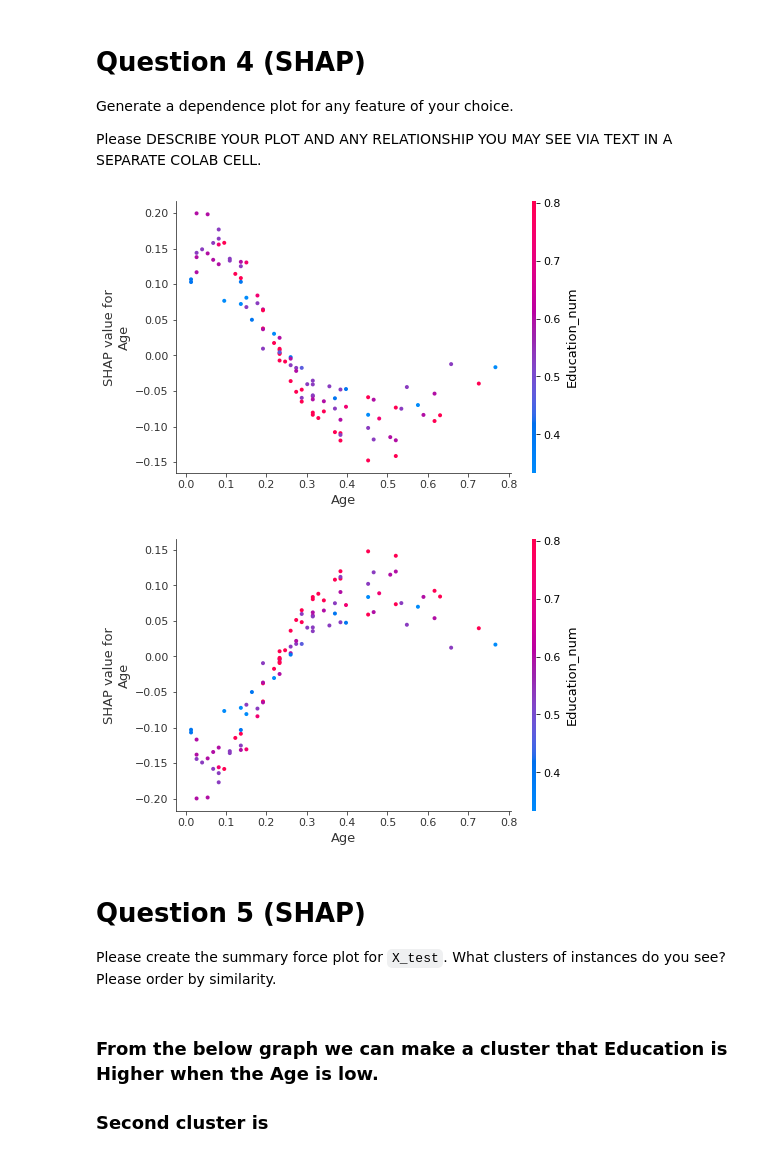
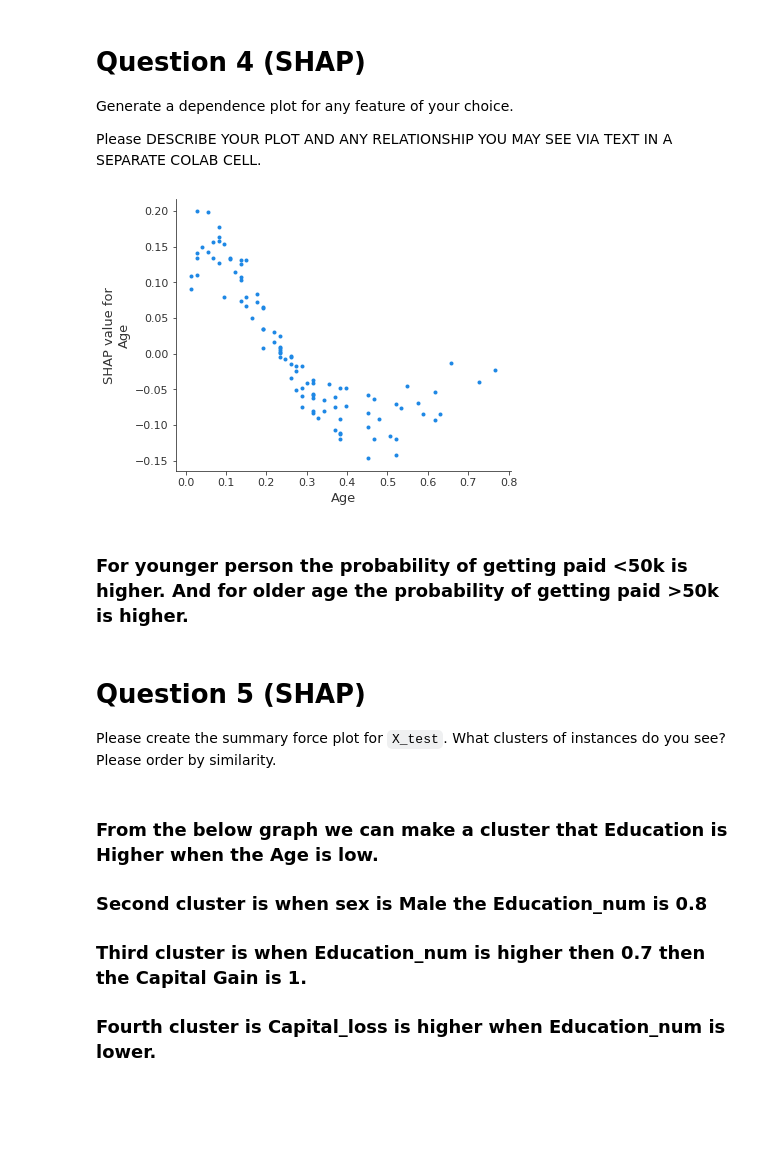
Before and after one commit to VishalShah1999/Visulization_ML, a Jupyter notebook: vs2530_Homework_6.ipynb, the cells around one changed output. Cells and saved outputs as stored; diff of their text form; code cells hidden in the pictures; blank space fills up the shorter version.

```diff
--- a/vs2530_Homework_6.ipynb
+++ b/vs2530_Homework_6.ipynb
@@ -139,20 +141,20 @@ Generate a dependence plot for any feature of your choice.
 
 Please DESCRIBE YOUR PLOT AND ANY RELATIONSHIP YOU MAY SEE VIA TEXT IN A SEPARATE COLAB CELL.
 # %%
-shap.dependence_plot(0, shap_values[0], X_test[:100])
-print()
-print()
-shap.dependence_plot(0, shap_values[1], X_test[:100])
+shap.dependence_plot(0, shap_values[0], X_test[:100], interaction_index=None)
 # %% [output]
-[figure, old version]
+[figure, new version]
-[figure, removed]
+# %% [markdown]
+### For younger person the probability of getting paid <50k is higher. And for older age the probability of getting paid >50k is higher.
 # %% [markdown]
 # Question 5 (SHAP)
 
 Please create the summary force plot for `X_test`. What clusters of instances do you see? Please order by similarity.
 # %% [markdown]
 ### From the below graph we can make a cluster that Education is Higher when the Age is low.
-### Second cluster is
+### Second cluster is when sex is Male the Education_num is 0.8
+### Third cluster is when Education_num is higher then 0.7 then the Capital Gain is 1.
+### Fourth cluster is Capital_loss is higher when Education_num is lower.
 # %%
 shap.initjs()
 shap.force_plot(explainer_shap.expected_value[0], shap_values[0], X_test[:100], plot_cmap=["#FF5733","#335BFF"])
```
Also changed, not shown: parts of 4 cells of this notebook.
